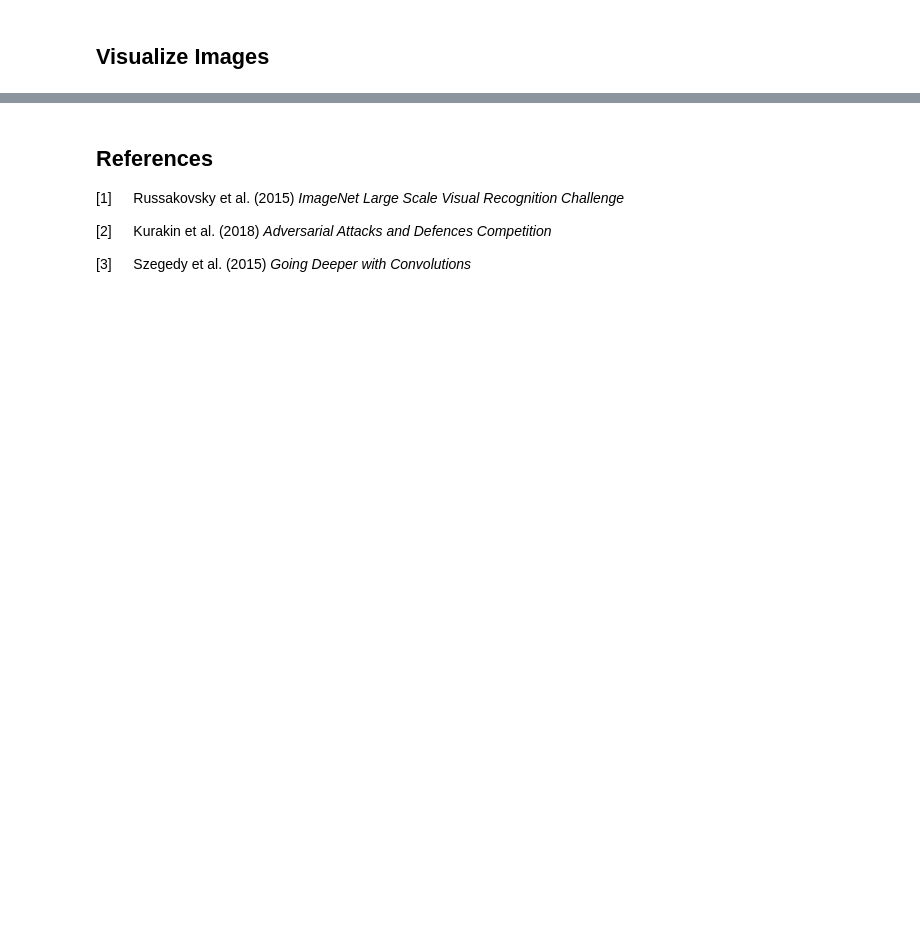
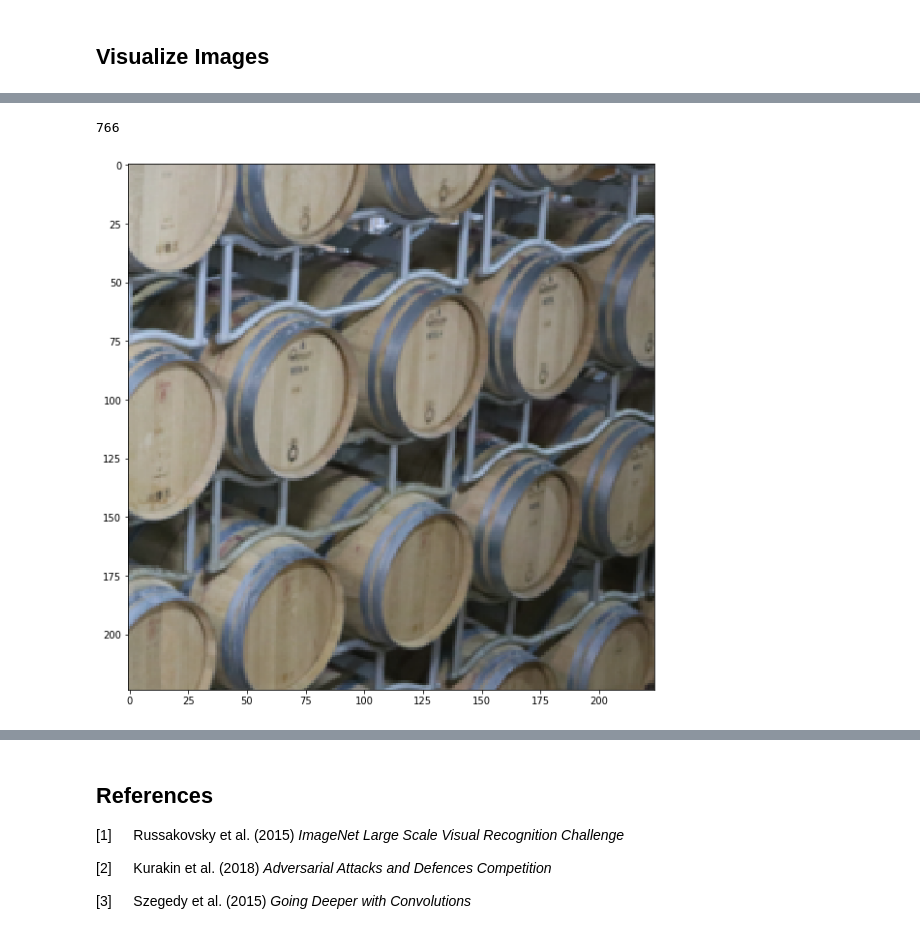
Before and after one commit to daved01/Adversarial_Examples_GANs, a Jupyter notebook: 00_Helper-Functions.ipynb, the cells around one changed output, grey strips where cells are left out. Cells and saved outputs as stored; diff of their text form; code cells hidden in the pictures; blank space fills up the shorter version.

```diff
--- a/00_Helper-Functions.ipynb
+++ b/00_Helper-Functions.ipynb
@@ -131,11 +140,11 @@ def predict(model, image, target_label, return_grad=False):
 
     Returns:
     gradient        -- None if return_grad=False. Otherwise the gradient from the prediction
-                       as a tensor of shape ()
-    top_1           -- Integer of value 1 if class is correct, otherwise 0
-    top_5           -- Integer of value 1 if target class is among the 5 most confident predicted classes
-    confidence      -- Confidence of prediction
-    predicted_label -- Predicted label as integer
+                       as a tensor of shape ().
+    top_1           -- Integer of value 1 if class is correct, otherwise 0.
+    top_5           -- Integer of value 1 if target class is among the 5 most confident predicted classes.
+    confidence      -- Confidence of prediction.
+    predicted_label -- Predicted label as integer.
     '''
 
     if return_grad == True:
@@ -223,0 +233,4 @@ def plot_examples(image_clean, image_adv, conf_clean, conf_adv, label_clean, lab
+# %%
+## Load model and data
+model = models.googlenet(pretrained=True)
+model.eval()
@@ -223,0 +255,13 @@ def plot_examples(image_clean, image_adv, conf_clean, conf_adv, label_clean, lab
+# %%
+mean = [0.485, 0.456, 0.406]
+std = [0.229, 0.224, 0.225]
+
+preprocess = transforms.Compose([
+        transforms.Resize(256),
+        transforms.CenterCrop(224),
+        transforms.ToTensor(),
+        transforms.Normalize(mean=mean, std=std)
+    ])
+
+data_loader = torch.utils.data.DataLoader(
+    ImageNetSubset("data/ImageNet_subset/dev_dataset.csv", "data/ImageNet_subset/images/", transform=preprocess))
@@ -223,0 +430,18 @@ def plot_examples(image_clean, image_adv, conf_clean, conf_adv, label_clean, lab
+# %%
+def get_image_by_class_index(class_index):
+    '''
+    Displays an image of the given class_index. If multiple images of this class exist, the first is displayed.
+    '''
+    for i in range(1000):
+        image_clean, target_label = data_loader.dataset[i]
+
+        if target_label.numpy() == class_index:
+            print(i)
+            image_clean.unsqueeze_(0)
+            target_label
+            _ = show_tensor_image(image_clean)
+# %%
+get_image_by_class_index(427)
+# %% [output]
+766
+[figure, added]
```
Also changed, not shown: parts of 27 cells of this notebook, 27 other files.
